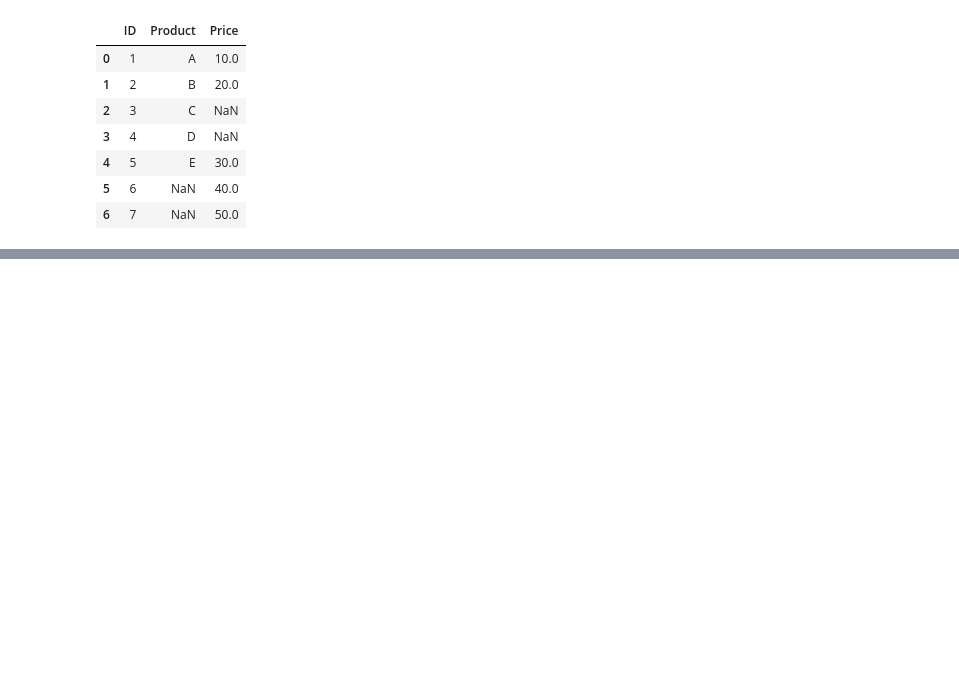
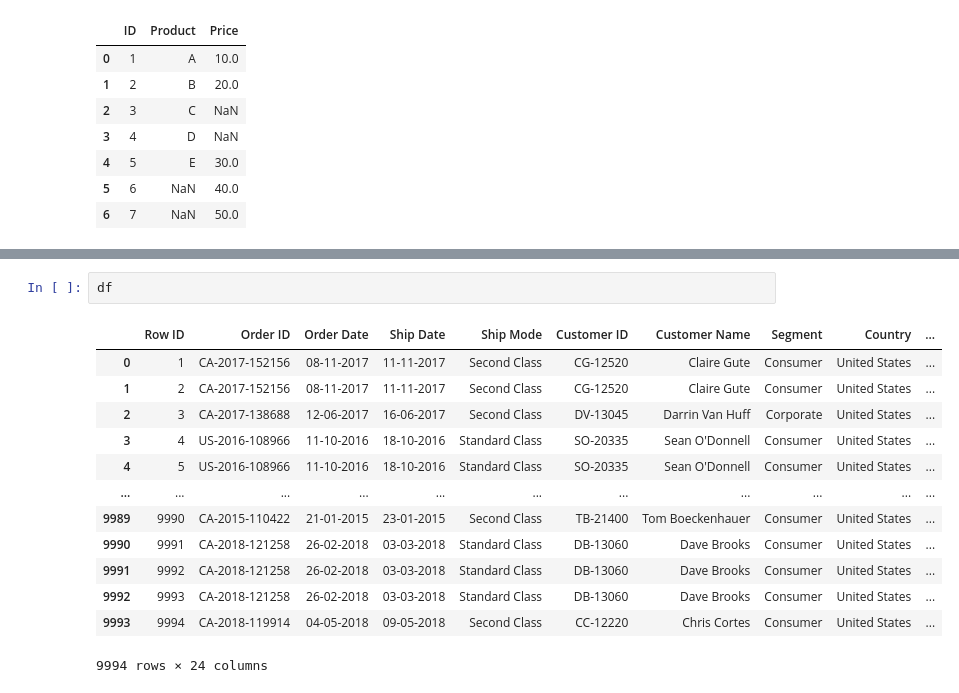
Before and after one commit to sgajbhiye96/library, a Jupyter notebook: PANDAS_NEW.ipynb, the cells around one changed output, grey strips where cells are left out. Cells and saved outputs as stored; diff of their text form; blank space fills up the shorter version.

```diff
--- a/PANDAS_NEW.ipynb
+++ b/PANDAS_NEW.ipynb
@@ -608,0 +698,16 @@ df1.merge(df2,on="ID",how="outer")
+# %%
+df
+# %% [output]
+|  | Row ID | Order ID | Order Date | Ship Date | Ship Mode | Customer ID | Customer Name | Segment | Country | ... |
+| 0 | 1 | CA-2017-152156 | 08-11-2017 | 11-11-2017 | Second Class | CG-12520 | Claire Gute | Consumer | United States | ... |
+| 1 | 2 | CA-2017-152156 | 08-11-2017 | 11-11-2017 | Second Class | CG-12520 | Claire Gute | Consumer | United States | ... |
+| 2 | 3 | CA-2017-138688 | 12-06-2017 | 16-06-2017 | Second Class | DV-13045 | Darrin Van Huff | Corporate | United States | ... |
+| 3 | 4 | US-2016-108966 | 11-10-2016 | 18-10-2016 | Standard Class | SO-20335 | Sean O'Donnell | Consumer | United States | ... |
+| 4 | 5 | US-2016-108966 | 11-10-2016 | 18-10-2016 | Standard Class | SO-20335 | Sean O'Donnell | Consumer | United States | ... |
+| ... | ... | ... | ... | ... | ... | ... | ... | ... | ... | ... |
+| 9989 | 9990 | CA-2015-110422 | 21-01-2015 | 23-01-2015 | Second Class | TB-21400 | Tom Boeckenhauer | Consumer | United States | ... |
+| 9990 | 9991 | CA-2018-121258 | 26-02-2018 | 03-03-2018 | Standard Class | DB-13060 | Dave Brooks | Consumer | United States | ... |
+| 9991 | 9992 | CA-2018-121258 | 26-02-2018 | 03-03-2018 | Standard Class | DB-13060 | Dave Brooks | Consumer | United States | ... |
+| 9992 | 9993 | CA-2018-121258 | 26-02-2018 | 03-03-2018 | Standard Class | DB-13060 | Dave Brooks | Consumer | United States | ... |
+| 9993 | 9994 | CA-2018-119914 | 04-05-2018 | 09-05-2018 | Second Class | CC-12220 | Chris Cortes | Consumer | United States | ... |
+9994 rows × 24 columns
```
Also changed, not shown: parts of 14 cells of this notebook.
